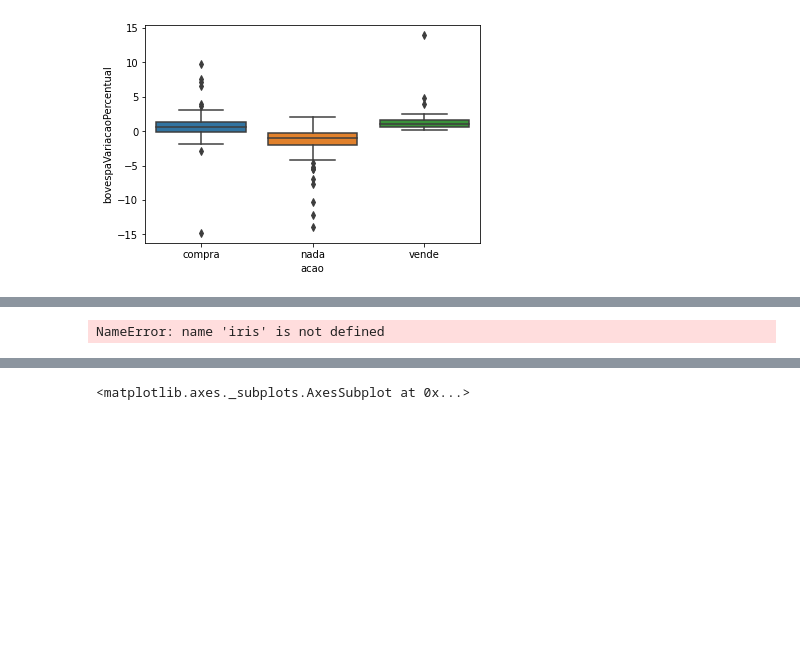
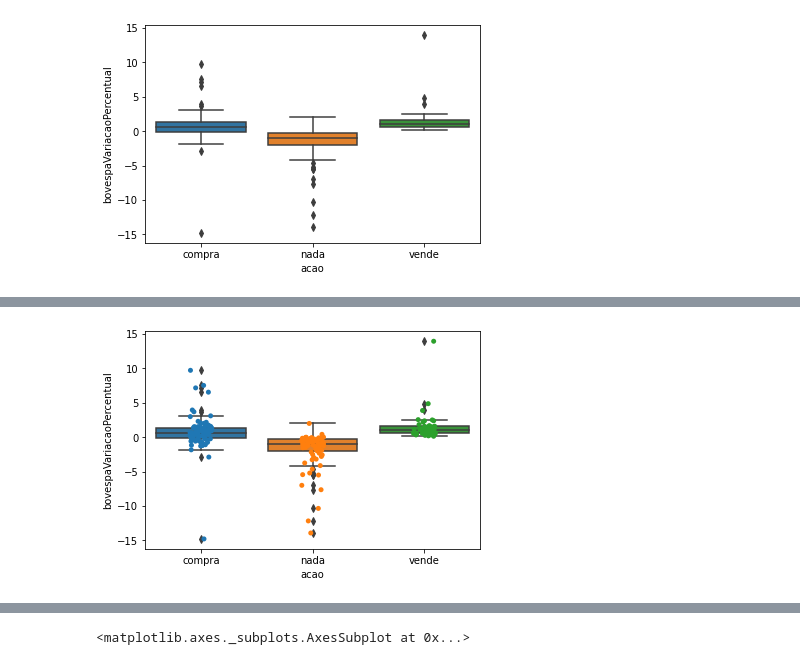
Before and after one commit to diegocandal/datascience-dolar, a Jupyter notebook: dolar-v1.0.0.ipynb, the cells around one changed output, grey strips where cells are left out. Drawn from its saved outputs; the diff is of its cells as text; code cells hidden in the pictures; blank space fills up the shorter version.

```diff
--- a/dolar-v1.0.0.ipynb
+++ b/dolar-v1.0.0.ipynb
@@ -124,6 +124,6 @@ ax = sns.stripplot(x="acao", y="dolarVariacaoPercentual", data=cotacoes, jitter=
 # %%
-#ax = sns.boxplot(x="Species", y="PetalLengthCm", data=iris)
-ax = sns.stripplot(x="Species", y="PetalLengthCm", data=iris, jitter=True, edgecolor="gray")
+ ax = sns.boxplot(x="acao", y="bovespaVariacaoPercentual", data=cotacoes)
+ax = sns.stripplot(x="acao", y="bovespaVariacaoPercentual", data=cotacoes, jitter=True, edgecolor="gray")
 # %% [output]
-NameError: name 'iris' is not defined
+[figure, added]
 # %%
```
Also changed, not shown: parts of 6 cells of this notebook.
